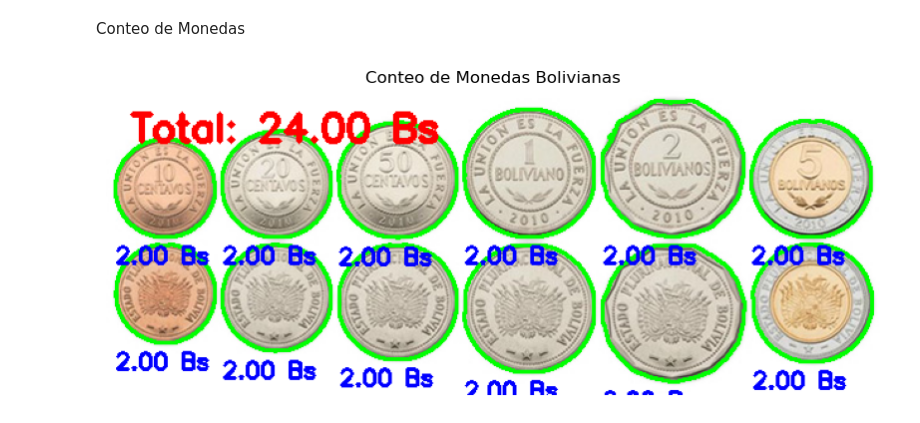
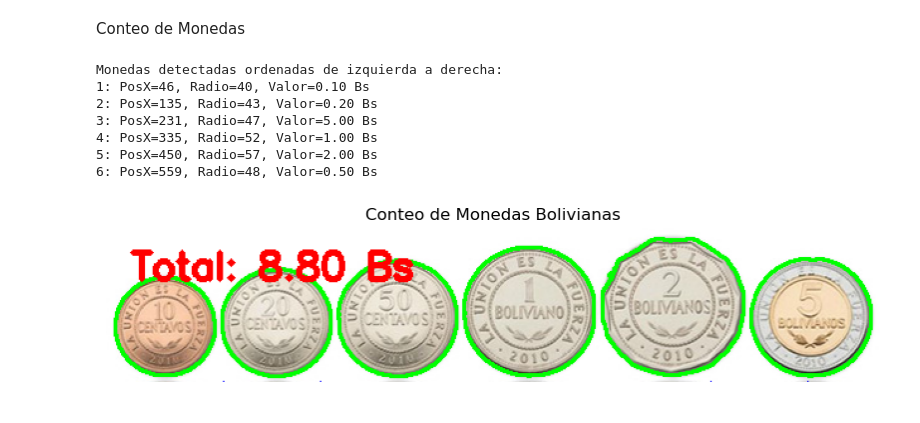
Before and after one commit to pancho040/PDI, a Jupyter notebook: laboratorio0406.ipynb, the cells around one changed output. Drawn from its saved outputs; the diff is of its cells as text; code cells hidden in the pictures.

```diff
--- a/laboratorio0406.ipynb
+++ b/laboratorio0406.ipynb
@@ -299,9 +299,10 @@ import cv2
 import numpy as np
 import matplotlib.pyplot as plt
 
-img = cv2.imread('monedasbol.png')
+img = cv2.imread('monedasboli.png')
 gray = cv2.cvtColor(img, cv2.COLOR_BGR2GRAY)
 blur = cv2.GaussianBlur(gray, (9, 9), 0)
+
 bin = cv2.adaptiveThreshold(blur, 255, cv2.ADAPTIVE_THRESH_GAUSSIAN_C,
                             cv2.THRESH_BINARY_INV, 11, 2)
 
@@ -310,47 +311,79 @@ contornos, _ = cv2.findContours(bin, cv2.RETR_EXTERNAL, cv2.CHAIN_APPROX_SIMPLE)
 img_contada = img.copy()
 total = 0.0
 
-for i, contorno in enumerate(contornos):
+monedas = []
+
+for contorno in contornos:
     area = cv2.contourArea(contorno)
     if area < 300:
         continue
 
-    (x, y, w, h) = cv2.boundingRect(contorno)
-    radio = w // 2
-    cx, cy = x + w // 2, y + h // 2
+    (cx, cy), radio = cv2.minEnclosingCircle(contorno)
+    radio = int(radio)
+    cx, cy = int(cx), int(cy)
 
-    moneda_roi = img[cy - 5:cy + 5, cx - 5:cx + 5]  # centro de la moneda
-    hsv = cv2.cvtColor(moneda_roi, cv2.COLOR_BGR2HSV)
-    h_mean = np.mean(hsv[:, :, 0])
-    s_mean = np.mean(hsv[:, :, 1])
+    mask = np.zeros(img.shape[:2], dtype=np.uint8)
+    cv2.circle(mask, (cx, cy), radio, 255, -1)
 
-    es_dorada = s_mean > 60 and 20 < h_mean < 35  # tono dorado en HSV
+    moneda_roi = cv2.bitwise_and(img, img, mask=mask)
 
-    if radio < 22:
+    pixels = moneda_roi[mask == 255]
+    pixels = pixels.reshape(-1, 3)
+    pixels = np.float32(pixels)
+
+    criteria = (cv2.TERM_CRITERIA_EPS + cv2.TERM_CRITERIA_MAX_ITER, 10, 1.0)
+    k = 2
+    _, labels, centers = cv2.kmeans(pixels, k, None, criteria, 10, cv2.KMEANS_RANDOM_CENTERS)
+
+    counts = np.bincount(labels.flatten())
+    porcentajes = counts / counts.sum() * 100
+    umbral_min = 30
+    tiene_cambio_color = np.all(porcentajes > umbral_min)
+
+    if radio <= 42:
         valor = 0.10
-    elif radio < 26:
+    elif radio <= 45:
         valor = 0.20
-    elif radio < 30:
-        valor = 5.00 if es_dorada else 0.50
-    elif radio < 34:
+    elif radio <= 49:
+        valor = 5.00 if tiene_cambio_color else 0.50
+    elif radio <= 54:
         valor = 1.00
+    elif radio <= 60:
+        valor = 2.00
     else:
-        valor = 2.00
+        valor = 0.0
 
     total += valor
 
+    (x, y, w_rect, h_rect) = cv2.boundingRect(contorno)
     cv2.drawContours(img_contada, [contorno], -1, (0, 255, 0), 2)
-    cv2.putText(img_contada, f"{valor:.2f} Bs", (x, y + h + 20),
+    texto = f"{valor:.2f} Bs | R: {radio} | Cambio color:{tiene_cambio_color}"
+    cv2.putText(img_contada, texto, (x, y + h_rect + 20),
                 cv2.FONT_HERSHEY_SIMPLEX, 0.6, (255, 0, 0), 2)
+
+    monedas.append((cx, radio, valor))
+
+monedas_ordenadas = sorted(monedas, key=lambda m: m[0])
+
+print("Monedas detectadas ordenadas de izquierda a derecha:")
+for i, (cx, radio, valor) in enumerate(monedas_ordenadas, 1):
+    print(f"{i}: PosX={cx}, Radio={radio}, Valor={valor:.2f} Bs")
 
 cv2.putText(img_contada, f"Total: {total:.2f} Bs", (20, 40),
             cv2.FONT_HERSHEY_SIMPLEX, 1.0, (0, 0, 255), 3)
 
 img_rgb = cv2.cvtColor(img_contada, cv2.COLOR_BGR2RGB)
 plt.figure(figsize=(10, 8))
 plt.imshow(img_rgb)
 plt.axis("off")
 plt.title("Conteo de Monedas Bolivianas")
 plt.show()
 # %% [output]
+Monedas detectadas ordenadas de izquierda a derecha:
+1: PosX=46, Radio=40, Valor=0.10 Bs
+2: PosX=135, Radio=43, Valor=0.20 Bs
+3: PosX=231, Radio=47, Valor=5.00 Bs
+4: PosX=335, Radio=52, Valor=1.00 Bs
+5: PosX=450, Radio=57, Valor=2.00 Bs
+6: PosX=559, Radio=48, Valor=0.50 Bs
-[figure, old version]
+[figure, new version]
```
Also changed, not shown: 1 other file.
